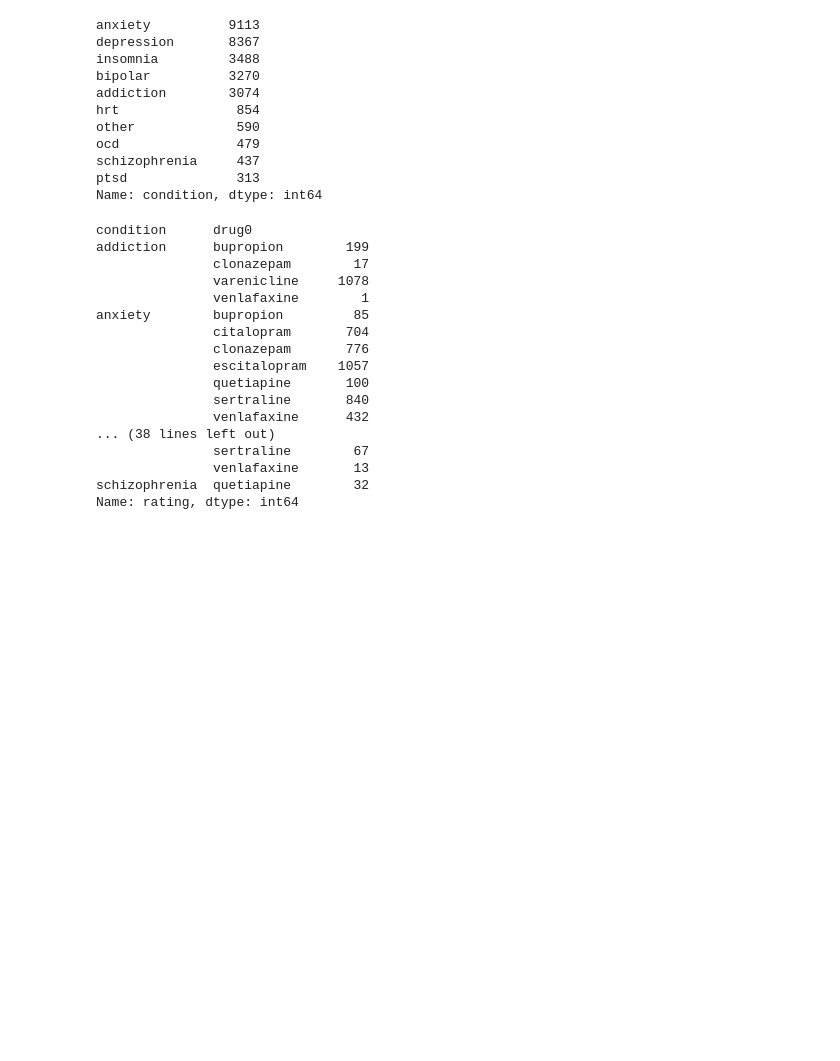
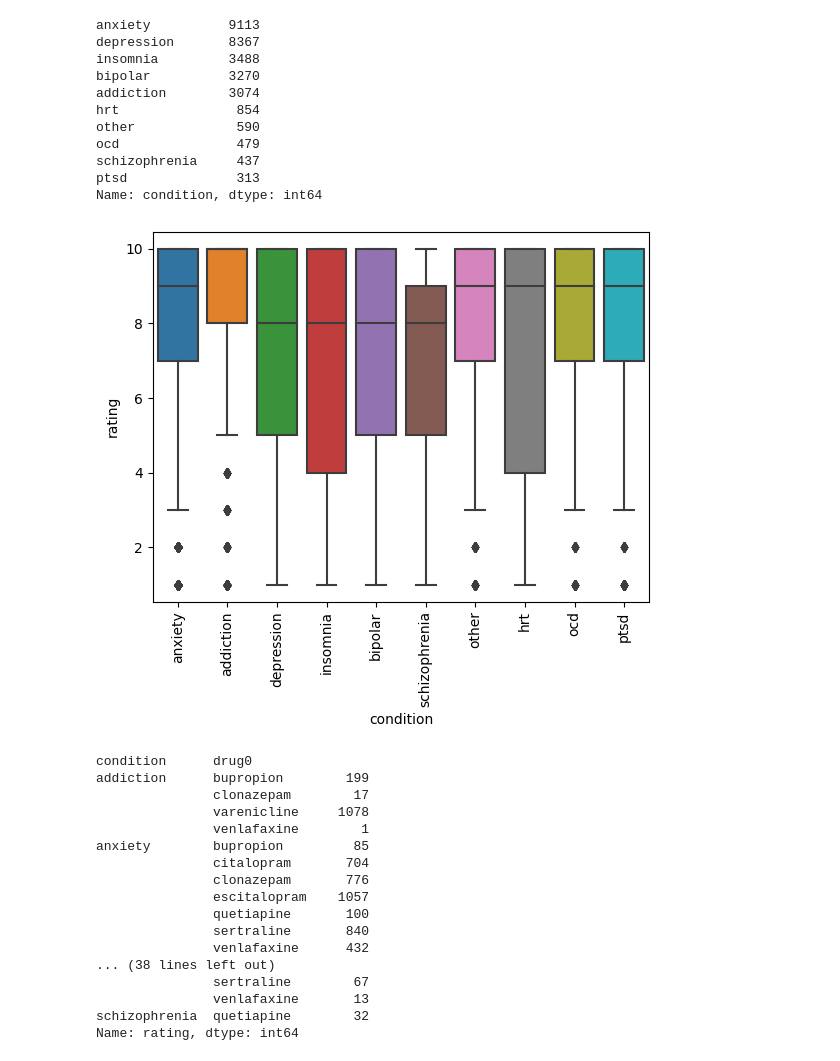
Before and after one commit to fractaldatalearning/psychedelic_efficacy, a Jupyter notebook: notebooks/3-kl-studies-early-eda-parse.ipynb, the cells around one changed output. Drawn from its saved outputs; the diff is of its cells as text; code cells hidden in the pictures; blank space fills up the shorter version.

```diff
--- a/notebooks/3-kl-studies-early-eda-parse.ipynb
+++ b/notebooks/3-kl-studies-early-eda-parse.ipynb
@@ -125,6 +132,13 @@ ocd               479
 schizophrenia     437
 ptsd              313
 Name: condition, dtype: int64
+# %%
+# According to ratings, how relatively well are any drugs treating these conditions?
+sns.boxplot(data=df[df['condition'].isin(freq_conditions)], x='condition', y='rating')
+plt.xticks(rotation=90)
+plt.show()
+# %% [output]
+[figure, added]
 # %%
 # Which of the most common drugs are usually used to treat which of the most common conditions?
 freq_conditions = ['anxiety', 'depression', 'insomnia', 'bipolar', 'addiction', 'hrt',
```
Also changed, not shown: parts of 1 cell of this notebook.
